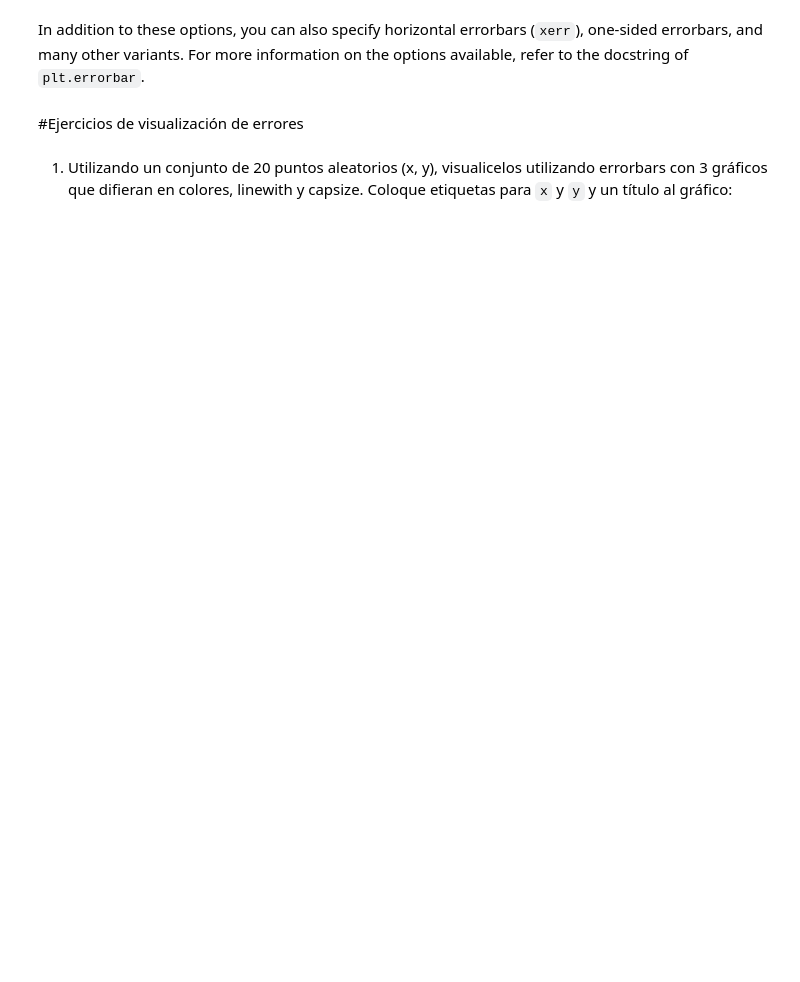
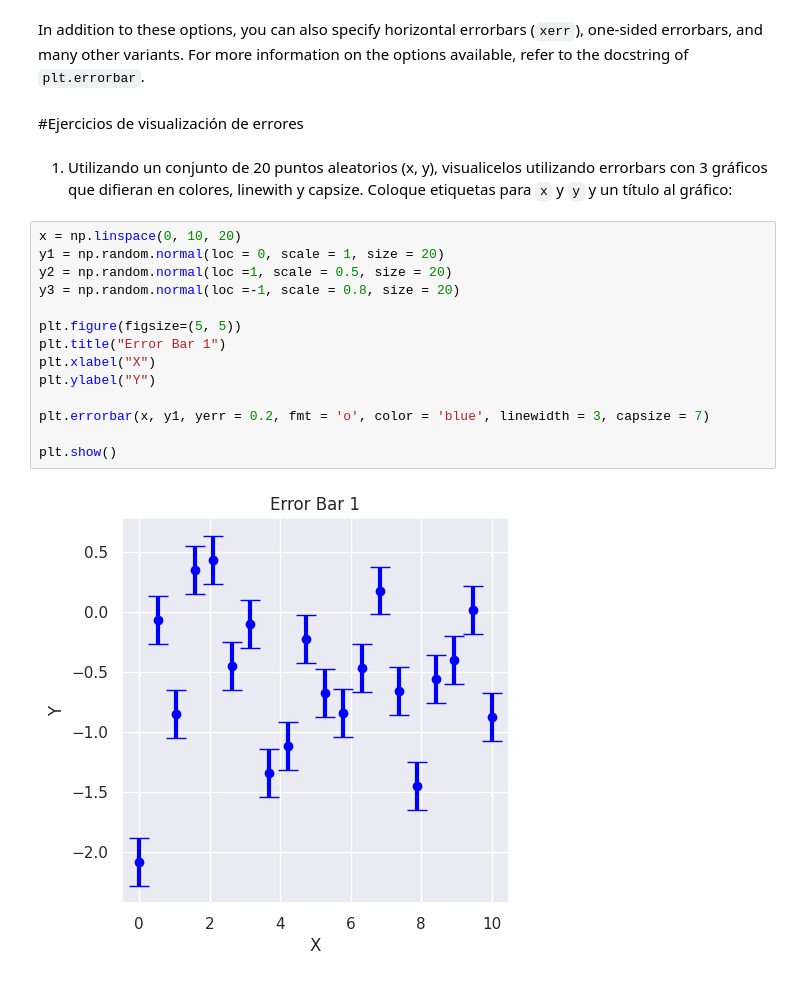
Before and after one commit to kei191/GrandesVolumenesDeDatos, a Jupyter notebook: Laboratorio1/3-Errorbars.ipynb, the cells around one changed output. Saved outputs shown, nothing was run; the diff lists cells and outputs as text; blank space fills up the shorter version.

```diff
--- a/Laboratorio1/3-Errorbars.ipynb
+++ b/Laboratorio1/3-Errorbars.ipynb
@@ -49,3 +49,19 @@ For more information on the options available, refer to the docstring of ``plt.e
 #Ejercicios de visualización de errores
 # %% [markdown]
 1) Utilizando un conjunto de 20 puntos aleatorios (x, y), visualicelos utilizando errorbars con 3 gráficos que difieran en colores, linewith y capsize. Coloque etiquetas para ``x`` y ``y`` y un título al gráfico:
+# %%
+x = np.linspace(0, 10, 20)
+y1 = np.random.normal(loc = 0, scale = 1, size = 20)
+y2 = np.random.normal(loc =1, scale = 0.5, size = 20)
+y3 = np.random.normal(loc =-1, scale = 0.8, size = 20)
+
+plt.figure(figsize=(5, 5))
+plt.title("Error Bar 1")
+plt.xlabel("X")
+plt.ylabel("Y")
+
+plt.errorbar(x, y1, yerr = 0.2, fmt = 'o', color = 'blue', linewidth = 3, capsize = 7)
+
+plt.show()
+# %% [output]
+[figure, added]
```
Also changed, not shown: parts of 4 cells of this notebook, 9 other files.
